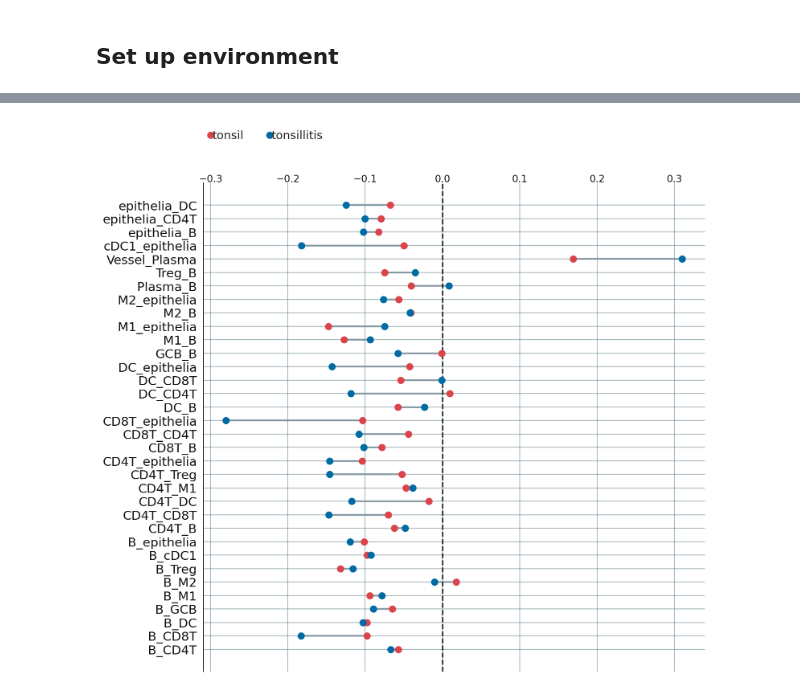
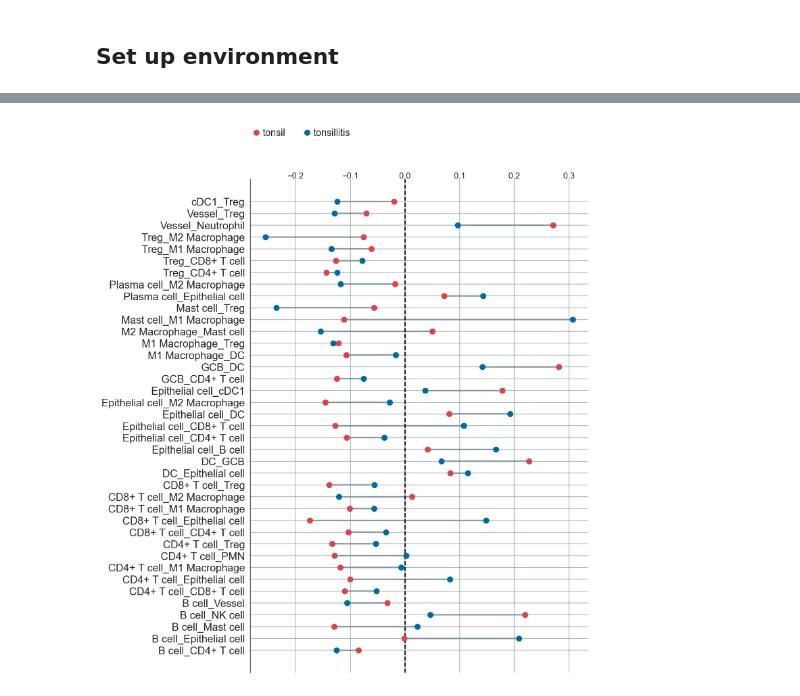
Before and after one commit to yuqiyuqitan/SPACEc, a Jupyter notebook: notebooks/5_distance_permutation_analysis.ipynb, the cells around one changed output, grey strips where cells are left out. Drawn from its saved outputs; the diff is of its cells as text; code cells hidden in the pictures.

```diff
--- a/notebooks/5_distance_permutation_analysis.ipynb
+++ b/notebooks/5_distance_permutation_analysis.ipynb
@@ -22,8 +19,8 @@ import spacec as sp
 # %%
-root_path = pathlib.Path("..")
+root_path = pathlib.Path("/home/tim/Dokumente/SPACEc_Apr_2024/")
 
-data_path = root_path / 'data' # where the data is stored
+data_path = root_path / 'data/' # where the data is stored
 
 # where you want to store the output
-output_dir = root_path / '_out'
+output_dir = root_path / '_outs'
 output_dir.mkdir(exist_ok=True, parents=True)
@@ -90,0 +40,13 @@ Save iterative triangulation distance output to anndata.uns triDist
+# %%
+distance_pvals = sp.tl.identify_interactions(
+    adata = adata, # AnnData object
+    cellid = "index", # column that contains the cell id (set index if the cell id is the index of the dataframe)
+    x_pos = "x", # x coordinate column
+    y_pos = "y", # y coordinate column
+    cell_type = "cell_type", # column that contains the cell type information
+    region = "unique_region", # column that contains the region information
+    num_iterations=1000, # number of iterations for the permutation test
+    num_cores=10,  # number of CPU threads to use
+    min_observed = 10, # minimum number of observed interactions to consider a cell type pair
+    comparison = 'condition', # column that contains the condition information we want to compare
+    distance_threshold=20/0.5085) # distance threshold in px (20 µm)
@@ -92,11 +92,13 @@ Save iterative triangulation distance output to anndata.uns triDist
 # Identify significant cell-cell interactions
 # dist_table_filt is a simplified table used for plotting
 # dist_data_filt contains the filtered raw data with more information about the pairs
-dist_table_filt, dist_data_filt = sp.tl.filter_interactions
+#  The function outputs two dataframes:  and dist_data_filt that contains all filtered interactions and  dist_table_filt that contains a table for all interactions that show a significant value in both tissues
+dist_table_filt, dist_data_filt = sp.tl.filter_interactions(
     distance_pvals = distance_pvals,
     pvalue = 0.05,
-    logfold_group_abs = 0.1)
+    logfold_group_abs = 0.1,
+    comparison = 'condition')
 
 print(dist_table_filt.shape)
-dist_data_filt.head()
+dist_data_filt
 # %% [output]
@@ -110,4 +142,4 @@ dist_data_filt.head()
 # %%
-sp.pl.dumbbell(data = dist_table_filt, figsize=(10,10), colors = ['#DB444B', '#006BA2'])
+sp.pl.dumbbell(data = dist_table_filt, figsize=(8,12), colors = ['#DB444B', '#006BA2'])
 # %% [output]
-[figure, old version]
+[figure, new version]
```
Also changed, not shown: parts of 14 cells of this notebook, 2 other files.
